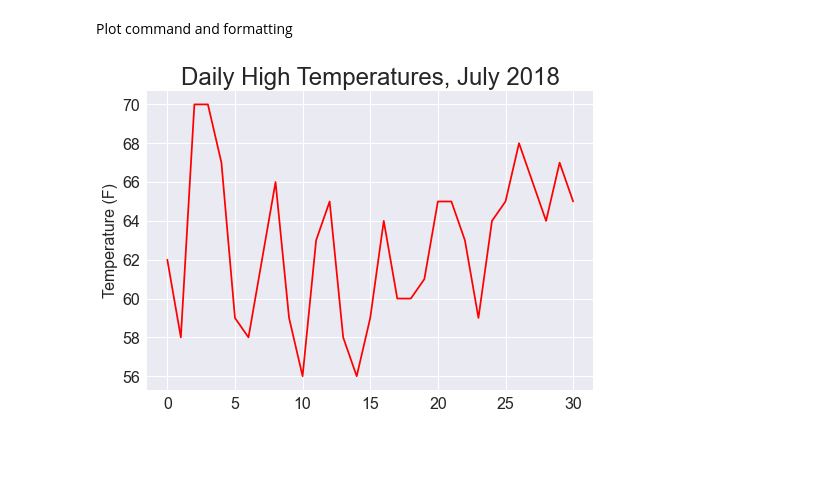
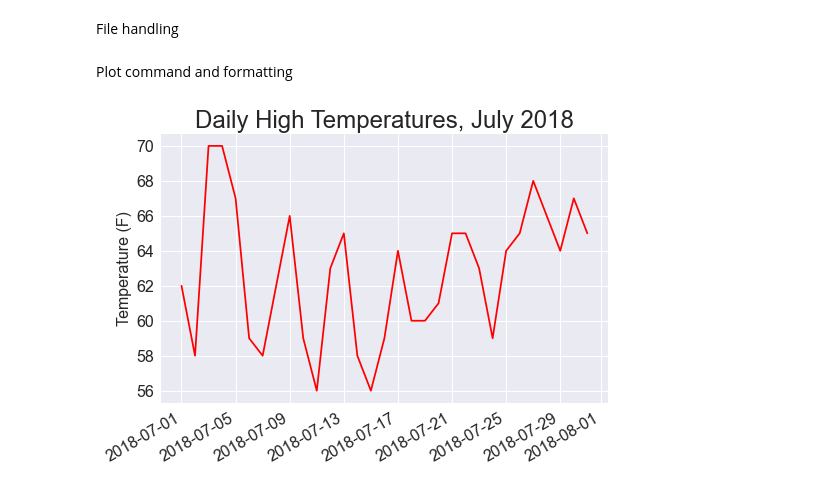
Before and after one commit to henryjams/PyCC_datavis, a Jupyter notebook: sitka_highs.ipynb, the cells around one changed output. Drawn from its saved outputs; the diff is of its cells as text; code cells hidden in the pictures; blank space fills up the shorter version.

Commit message:
Added datetime to output graph.

```diff
--- a/sitka_highs.ipynb
+++ b/sitka_highs.ipynb
@@ -4,27 +6,32 @@ import matplotlib.pyplot as plt
+# %% [markdown]
+File handling
 # %%
 filename = 'data/sitka_weather_07-2018_simple.csv'
 with open(filename) as f:
     reader = csv.reader(f)
     header_row = next(reader)
 
-    highs = []
+    dates, highs = [], []
     for row in reader:
+        current_date = datetime.strptime(row[2], '%Y-%m-%d')
         high = int(row[5])
+        dates.append(current_date)
         highs.append(high)
 # %% [markdown]
 Plot command and formatting
 # %%
 # Plot the high temperatures
 plt.style.use('seaborn')
 fig, ax = plt.subplots()
-ax.plot(highs, c='red')
+ax.plot(dates, highs, c='red')
 
 # Format plot
 ax.set_title('Daily High Temperatures, July 2018', fontsize=24)
 ax.set_xlabel('', fontsize=16)
+fig.autofmt_xdate()
 ax.set_ylabel('Temperature (F)', fontsize=16)
 ax.tick_params(axis='both', which='major', labelsize=16)
 
 plt.show()
 # %% [output]
-[figure, old version]
+[figure, new version]
```
Also changed, not shown: parts of 1 cell of this notebook.
